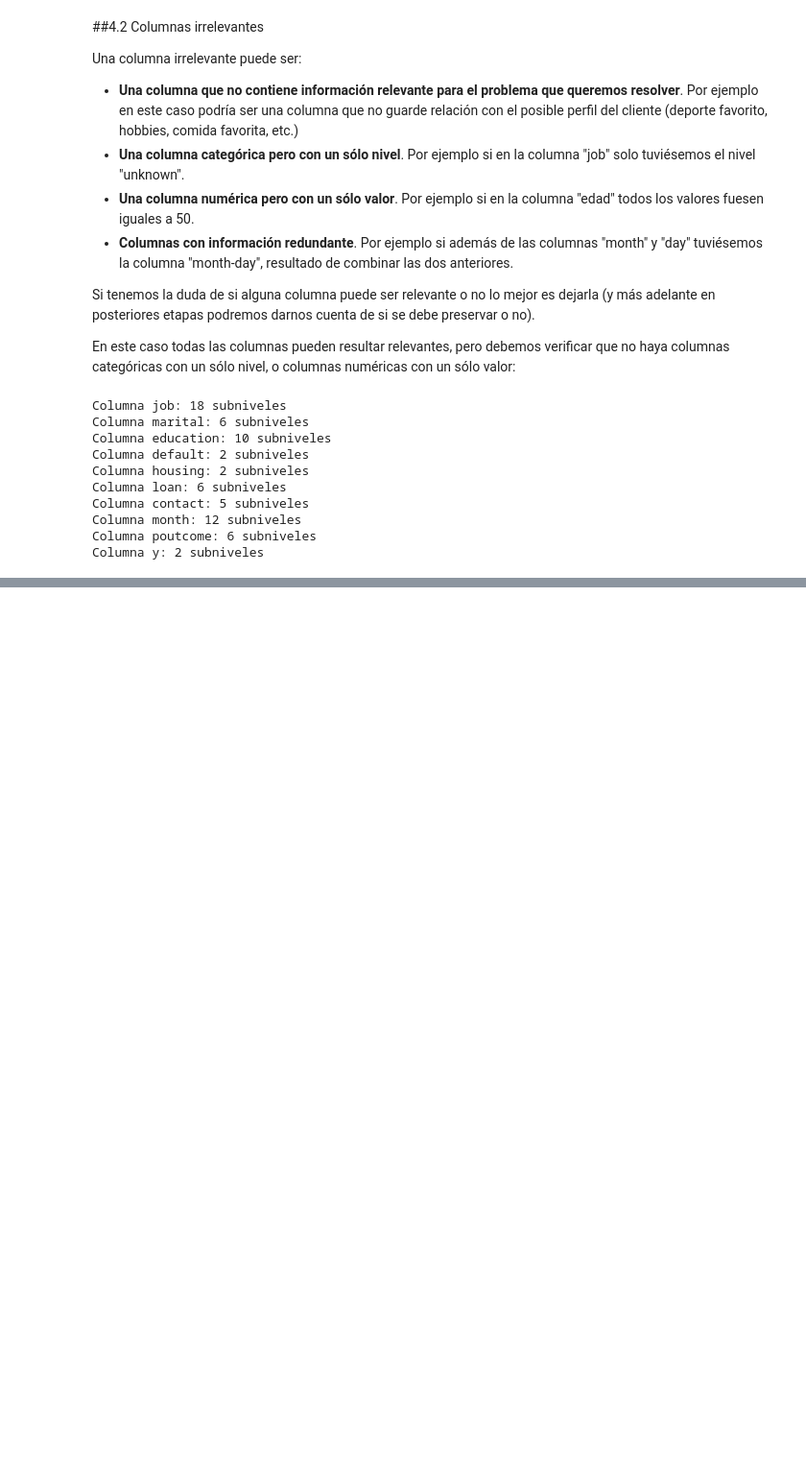
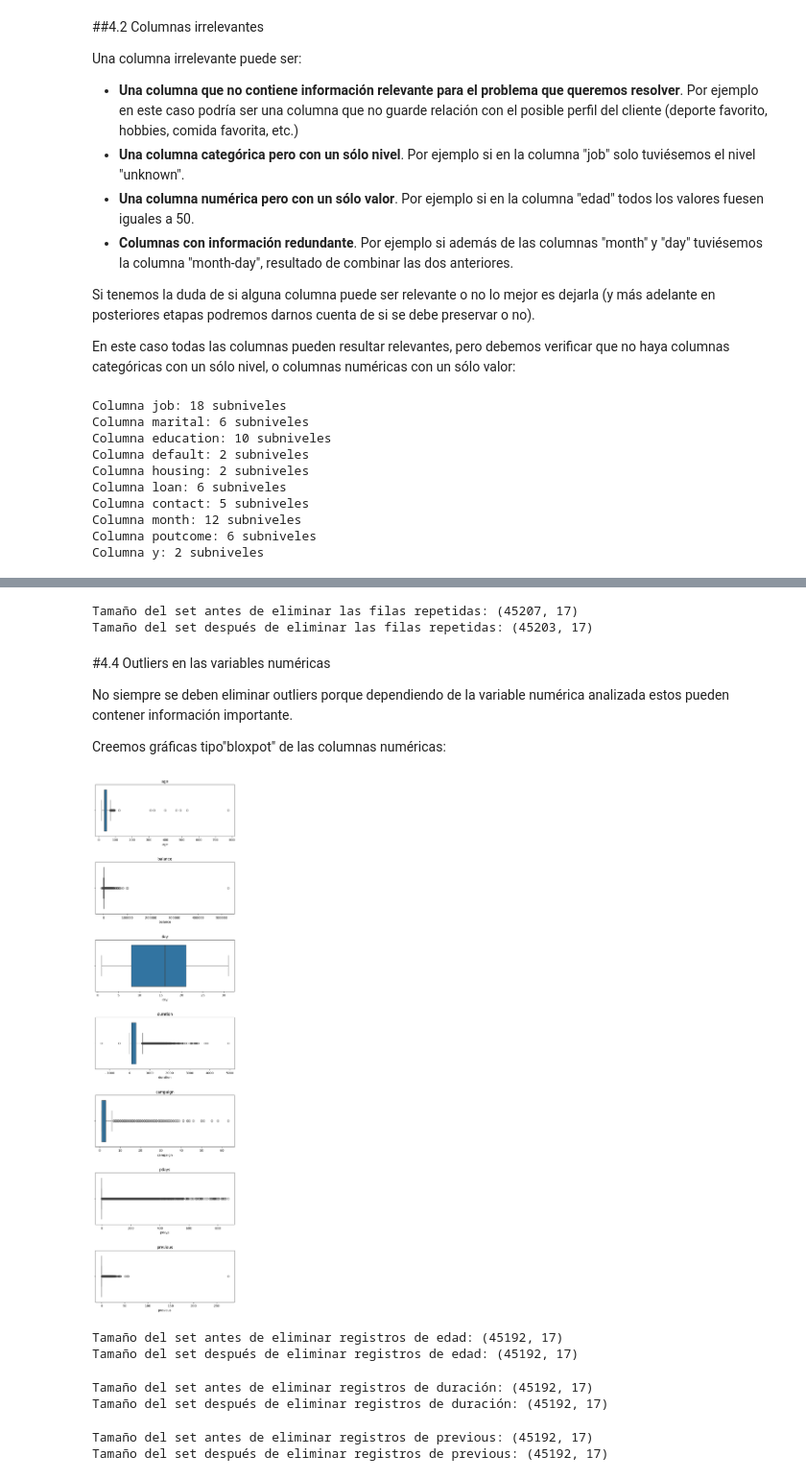
Before and after one commit to LeoPerezCTD/TalentoTech, a Jupyter notebook: Ejercicio_Limpieza_Datos.ipynb, the cells around one changed output, grey strips where cells are left out. Shown at 96% size. Drawn from its saved outputs; the diff is of its cells as text; code cells hidden in the pictures; blank space fills up the shorter version.

```diff
--- a/Ejercicio_Limpieza_Datos.ipynb
+++ b/Ejercicio_Limpieza_Datos.ipynb
@@ -163,0 +273,28 @@ Columna y: 2 subniveles
+# %%
+# Mostramos la cantidad de registros antes de aplicar una transformación, limpieza o filtro
+print(f'Tamaño del set antes de eliminar las filas repetidas: {data.shape}')
+data.drop_duplicates(inplace=True)
+# Mostramos la cantidad de registros después de aplicar una transformación, limpieza o filtro
+print(f'Tamaño del set después de eliminar las filas repetidas: {data.shape}')
+# %% [output]
+Tamaño del set antes de eliminar las filas repetidas: (45207, 17)
+Tamaño del set después de eliminar las filas repetidas: (45203, 17)
+# %% [markdown]
+#4.4 Outliers en las variables numéricas
+
+No siempre se deben eliminar outliers porque dependiendo de la variable numérica analizada estos pueden contener información importante.
+
+Creemos gráficas tipo"bloxpot" de las columnas numéricas:
+# %%
+# Generar gráficas individuales pues las variables numéricas están en rangos diferentes
+
+cols_num = ['age', 'balance', 'day', 'duration', 'campaign', 'pdays', 'previous']
+
+fig, ax = plt.subplots(nrows=7, ncols=1, figsize=(8,30))
+fig.subplots_adjust(hspace=0.5)
+
+for i, col in enumerate(cols_num):
+  sns.boxplot(x=col, data=data, ax=ax[i])
+  ax[i].set_title(col)
+# %% [output]
+[figure, added]
@@ -163,0 +305,26 @@ Columna y: 2 subniveles
+# %%
+# Eliminar filas con "age">100
+print(f'Tamaño del set antes de eliminar registros de edad: {data.shape}')
+data = data.drop(data[data['age'] > 100 ].index)
+print(f'Tamaño del set después de eliminar registros de edad: {data.shape}')
+# %% [output]
+Tamaño del set antes de eliminar registros de edad: (45192, 17)
+Tamaño del set después de eliminar registros de edad: (45192, 17)
+# %%
+# Eliminar filas con "duration" < 0
+print(f'Tamaño del set antes de eliminar registros de duración: {data.shape}')
+data = data.drop(data[data['duration'] < 0].index)
+#data = data[data['duration']>=0]
+print(f'Tamaño del set después de eliminar registros de duración: {data.shape}')
+# %% [output]
+Tamaño del set antes de eliminar registros de duración: (45192, 17)
+Tamaño del set después de eliminar registros de duración: (45192, 17)
+# %%
+# Eliminar filas con "previous">100
+print(f'Tamaño del set antes de eliminar registros de previous: {data.shape}')
+data = data.drop(data[data['previous'] > 100].index)
+#data = data[data['previous']<=100]
+print(f'Tamaño del set después de eliminar registros de previous: {data.shape}')
+# %% [output]
+Tamaño del set antes de eliminar registros de previous: (45192, 17)
+Tamaño del set después de eliminar registros de previous: (45192, 17)
```
Also changed, not shown: parts of 36 cells of this notebook.
